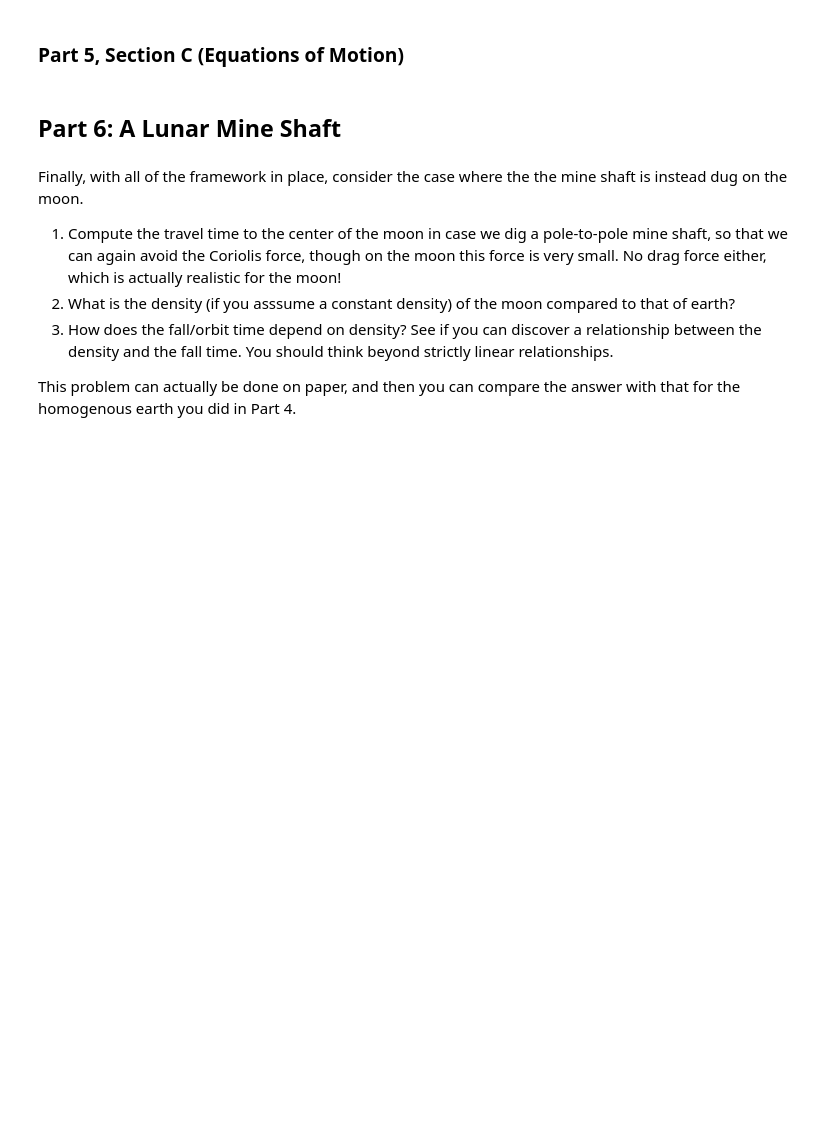
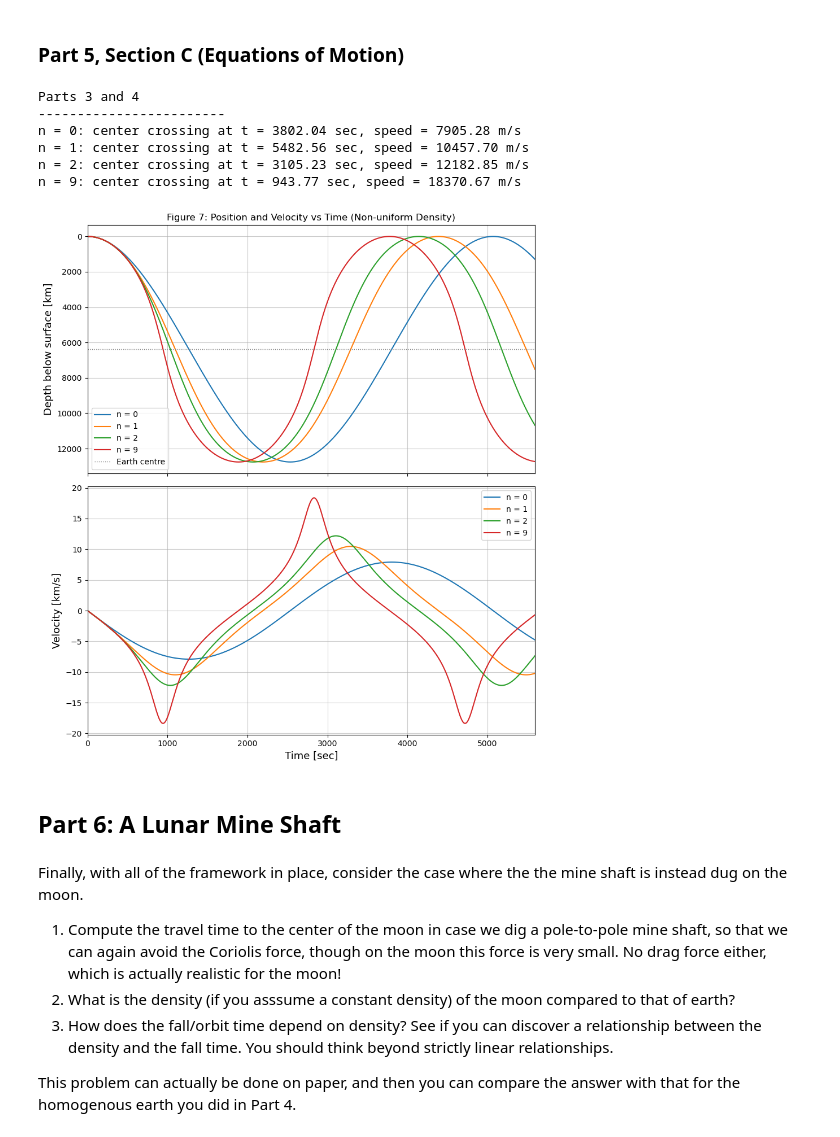
Before and after one commit to jessfromaccounting/PHYS265-spring26, a Jupyter notebook: Lab3/lab3.ipynb, the cells around one changed output. Drawn from its saved outputs; the diff is of its cells as text; code cells hidden in the pictures; blank space fills up the shorter version.

```diff
--- a/Lab3/lab3.ipynb
+++ b/Lab3/lab3.ipynb
@@ -839,5 +951,84 @@ and then you can be confident for $n>0$.
 # %% [markdown]
 ### Part 5, Section C (Equations of Motion)
+# %%
+# dvy/dt = -g(y, n) [inward acceleration, using actual g(r) for each n]
+
+def odes_nonuniform(t, initial_cond, n, rho_n):
+    '''
+    Equations of motion for pole-to-pole tunnel with non-uniform density.
+
+    Parameters:
+    t : float, current time [sec]
+    initial_cond : [y, vy]
+      y  : distance from Earth centre [m], positive upward
+      vy : velocity [m/s], positive upward
+    n : int, density exponent
+    rho_n : float, normalising density [kg/m^3]
+
+    Returns:
+    [dy/dt, dvy/dt]
+    '''
+    y, vy = initial_cond
+    g_y = g_of_r(abs(y), n, rho_n) # g magnitude at current radius
+    dydt = vy
+    dvydt = -np.sign(y) * g_y # so always directed toward centre
+    return [dydt, dvydt]
+
+initial_cond = [R_Earth, 0.0]
+t_span = (0, 6000) # generous upper bound so i dont get an error
+t_eval = np.linspace(0, 6000, 200000)
+
+fig, (ax1, ax2) = plt.subplots(2, 1, figsize=(9, 10), sharex=True)
+results = {} # will store solutions for Q4
+
+print("Parts 3 and 4")
+print("-" * 24)
+
+for n in n_values:
+    rho_n = rho_n_dict[n]
+    sol = solve_ivp(odes_nonuniform, t_span, initial_cond, args=(n, rho_n),
+        t_eval=t_eval, method='RK45', rtol=1e-8, atol=1e-8)
+    y_sol = sol.y[0]
+    v_sol = sol.y[1]
+    t_sol = sol.t
+
+    # find centre crossing (where y changes sign, using argmin)
+    idx_centre = np.argmin(np.abs(y_sol))
+    t_centre = t_sol[idx_centre]
+    v_centre = v_sol[idx_centre]
+
+    results[n] = (t_sol, y_sol, v_sol, t_centre, v_centre)
+
+    depth_km = (R_Earth - y_sol) / 1e3
+    # plot the full trajectory to centre; all curves share the same x-axis limit
+    # set by the slowest n, so do not trim each curve to its own crossing time (an issue i had the first time plotting)
+    ax1.plot(t_sol, depth_km, label=f'n = {n}')
+    ax2.plot(t_sol, v_sol / 1e3, label=f'n = {n}')
+
+    print(f"n = {n}: center crossing at t = {t_centre:.2f} sec, speed = {abs(v_centre):.2f} m/s")
+
+# limit x-axis to the slowest crossing time so curves fill the whole plot
+t_max_cross = max(res[3] for res in results.values())
+ax1.set_xlim(0, t_max_cross * 1.02)
+ax1.set_ylabel('Depth below surface [km]', fontsize=13)
+ax1.invert_yaxis()
+ax1.axhline(R_Earth / 1e3, color='gray', ls=':', lw=1, label='Earth centre')
+ax1.legend(fontsize=10)
+ax1.set_title('Figure 7: Position and Velocity vs Time (Non-uniform Density)', fontsize=12)
+ax2.set_xlabel('Time [sec]', fontsize=13)
+ax2.set_ylabel(r'Velocity [km/s]', fontsize=13)
+ax2.legend(fontsize=10)
+ax1.grid(alpha=0.67)
+ax2.grid(alpha=0.67)
+fig.tight_layout()
+# %% [output]
+Parts 3 and 4
+------------------------
+n = 0: center crossing at t = 3802.04 sec, speed = 7905.28 m/s
+n = 1: center crossing at t = 5482.56 sec, speed = 10457.70 m/s
+n = 2: center crossing at t = 3105.23 sec, speed = 12182.85 m/s
+n = 9: center crossing at t = 943.77 sec, speed = 18370.67 m/s
+[figure, added]
 # %% [markdown]
 ## Part 6: A Lunar Mine Shaft
 # %% [markdown]
```
Also changed, not shown: parts of 10 cells of this notebook.
